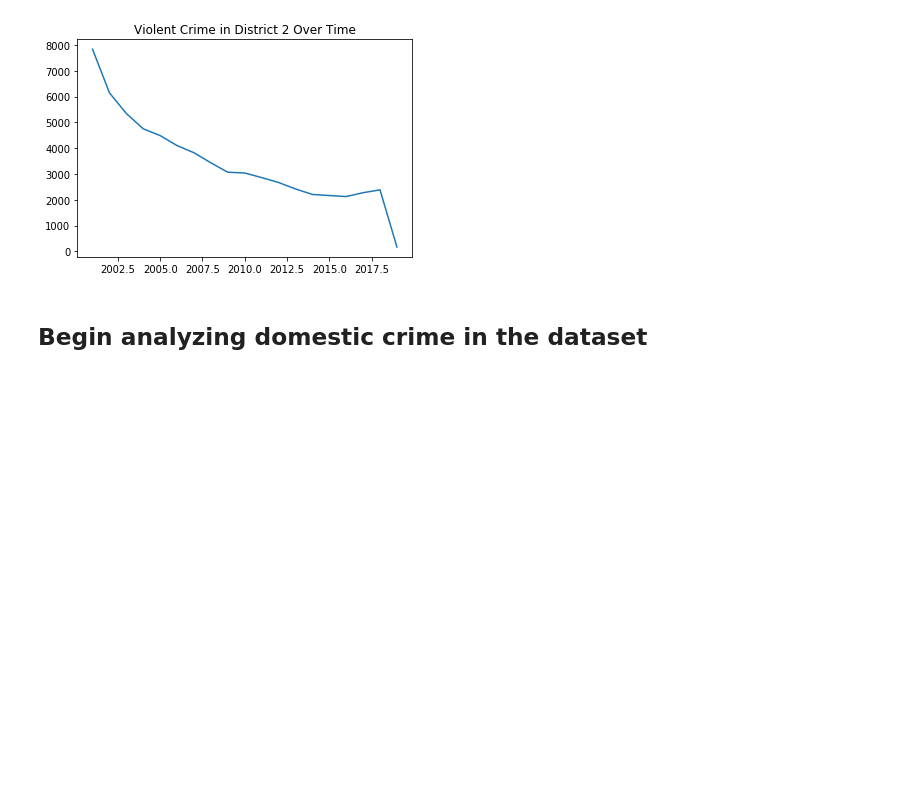
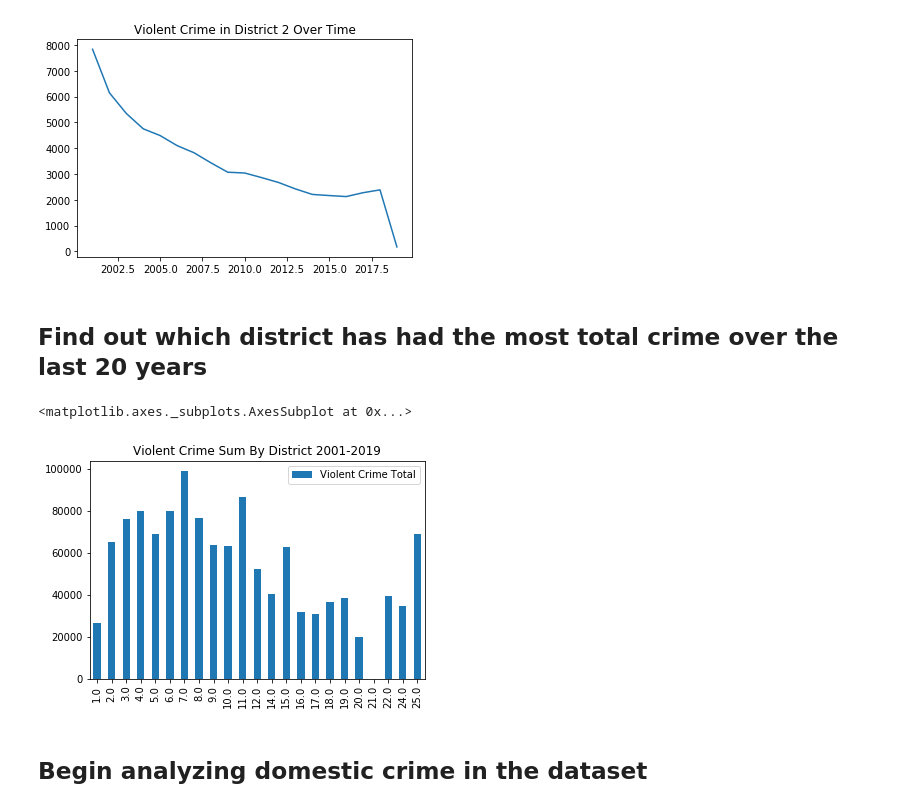
Before and after one commit to COGS108/Projects, a Jupyter notebook: Violent and Domestic.ipynb, the cells around one changed output. Cells and saved outputs as stored; diff of their text form; code cells hidden in the pictures; blank space fills up the shorter version.

Commit message:
edited violent and domestic

```diff
--- a/Violent and Domestic.ipynb
+++ b/Violent and Domestic.ipynb
@@ -117,6 +117,19 @@ violent_districts_time.loc[2].plot(title='Violent Crime in District 2 Over Time'
 # %% [output]
 <matplotlib.axes._subplots.AxesSubplot at 0x...>
 [figure]
+# %% [markdown]
+## Find out which district has had the most total crime over the last 20 years
+# %%
+district_crime_sums = pd.DataFrame(index=districts)
+for district in districts:
+    district_crime_sums.loc[district,'Violent Crime Total'] = violent_districts_time.loc[district].sum()
+# %%
+district_crime_sums = district_crime_sums.sort_index()
+# %%
+district_crime_sums.plot(title='Violent Crime Sum By District 2001-2019',kind='bar')
+# %% [output]
+<matplotlib.axes._subplots.AxesSubplot at 0x...>
+[figure, added]
 # %% [markdown]
 ## Begin analyzing domestic crime in the dataset
 # %%
```
